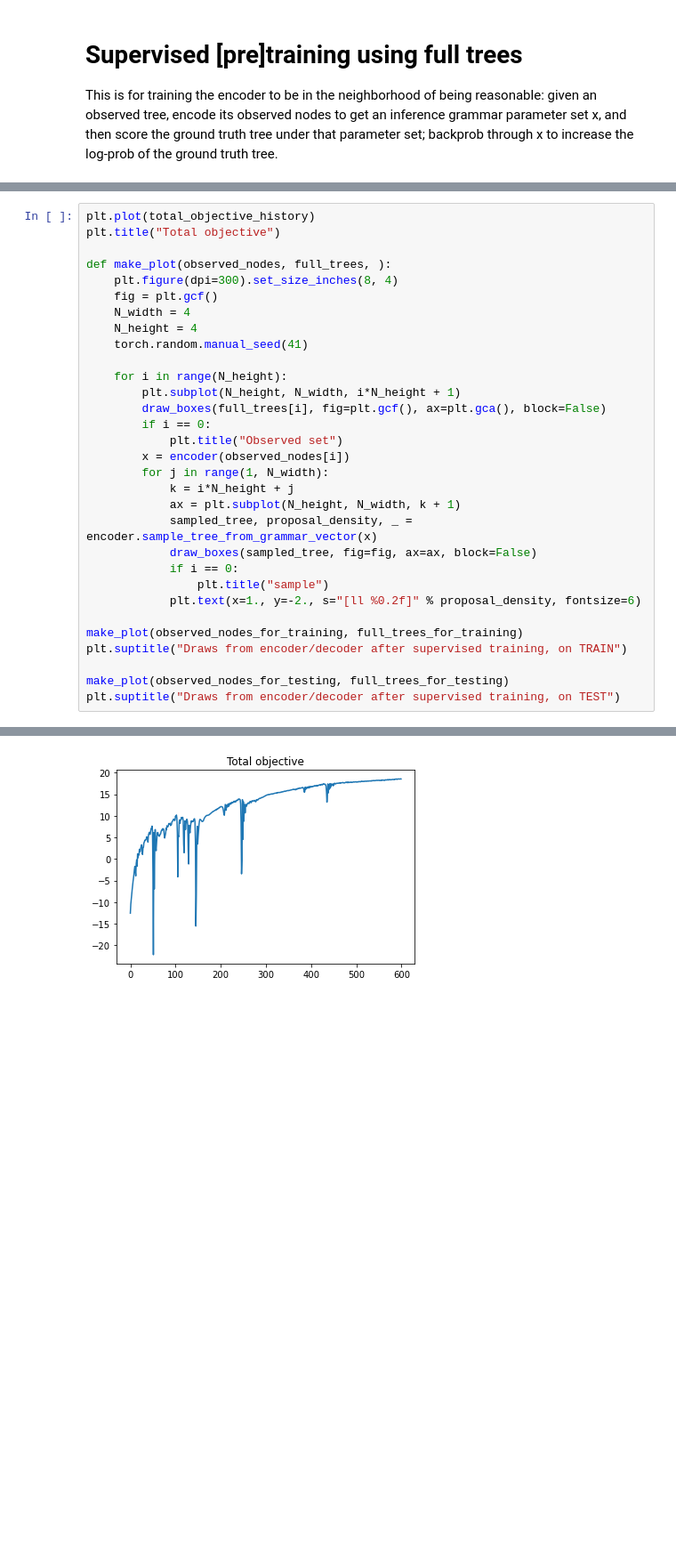
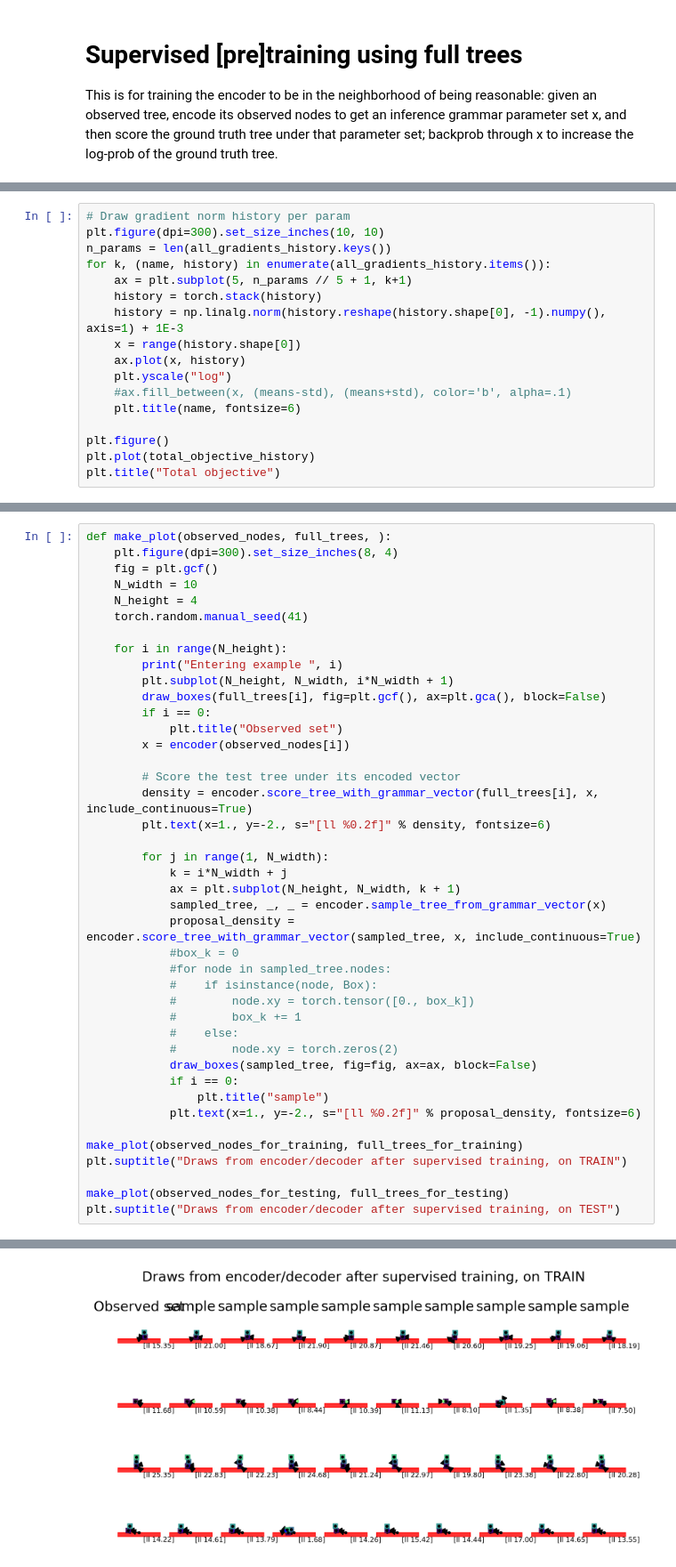
Before and after one commit to gizatt/spatial_scene_grammars, a Jupyter notebook: spatial_scene_grammars_examples/planar_box_stacks/train_grammar_encoder.ipynb, the cells around one changed output, grey strips where cells are left out. Shown at 89% size. Cells and saved outputs as stored; diff of their text form; blank space fills up the shorter version.

Commit message:
Trains OK on simple box stacks, but chokes on complex.

```diff
--- a/spatial_scene_grammars_examples/planar_box_stacks/train_grammar_encoder.ipynb
+++ b/spatial_scene_grammars_examples/planar_box_stacks/train_grammar_encoder.ipynb
@@ -263,0 +426,17 @@ supervised_training_finish_time = time.time()
+# %%
+# Draw gradient norm history per param
+plt.figure(dpi=300).set_size_inches(10, 10)
+n_params = len(all_gradients_history.keys())
+for k, (name, history) in enumerate(all_gradients_history.items()):
+    ax = plt.subplot(5, n_params // 5 + 1, k+1)
+    history = torch.stack(history)
+    history = np.linalg.norm(history.reshape(history.shape[0], -1).numpy(), axis=1) + 1E-3
+    x = range(history.shape[0])
+    ax.plot(x, history)
+    plt.yscale("log")
+    #ax.fill_between(x, (means-std), (means+std), color='b', alpha=.1)
+    plt.title(name, fontsize=6)
+
+plt.figure()
+plt.plot(total_objective_history)
+plt.title("Total objective")
@@ -264,24 +447,35 @@ supervised_training_finish_time = time.time()
 # %%
-plt.plot(total_objective_history)
-plt.title("Total objective")
-
 def make_plot(observed_nodes, full_trees, ):
     plt.figure(dpi=300).set_size_inches(8, 4)
     fig = plt.gcf()
-    N_width = 4
+    N_width = 10
     N_height = 4
     torch.random.manual_seed(41)
 
     for i in range(N_height):
-        plt.subplot(N_height, N_width, i*N_height + 1)
+        print("Entering example ", i)
+        plt.subplot(N_height, N_width, i*N_width + 1)
         draw_boxes(full_trees[i], fig=plt.gcf(), ax=plt.gca(), block=False)
         if i == 0:
             plt.title("Observed set")
         x = encoder(observed_nodes[i])
+
+        # Score the test tree under its encoded vector
+        density = encoder.score_tree_with_grammar_vector(full_trees[i], x, include_continuous=True)
+        plt.text(x=1., y=-2., s="[ll %0.2f]" % density, fontsize=6)
+
         for j in range(1, N_width):
-            k = i*N_height + j
+            k = i*N_width + j
             ax = plt.subplot(N_height, N_width, k + 1)
-            sampled_tree, proposal_density, _ = encoder.sample_tree_from_grammar_vector(x)
+            sampled_tree, _, _ = encoder.sample_tree_from_grammar_vector(x)
+            proposal_density = encoder.score_tree_with_grammar_vector(sampled_tree, x, include_continuous=True)
+            #box_k = 0
+            #for node in sampled_tree.nodes:
+            #    if isinstance(node, Box):
+            #        node.xy = torch.tensor([0., box_k])
+            #        box_k += 1
+            #    else:
+            #        node.xy = torch.zeros(2)
             draw_boxes(sampled_tree, fig=fig, ax=ax, block=False)
             if i == 0:
                 plt.title("sample")
@@ -297 +499 @@ Text(0.5, 0.98, 'Draws from encoder/decoder after supervised training, on TEST')
-[figure, old version]
+[figure, new version]
```
Also changed, not shown: parts of 18 cells of this notebook, 3 other files.
